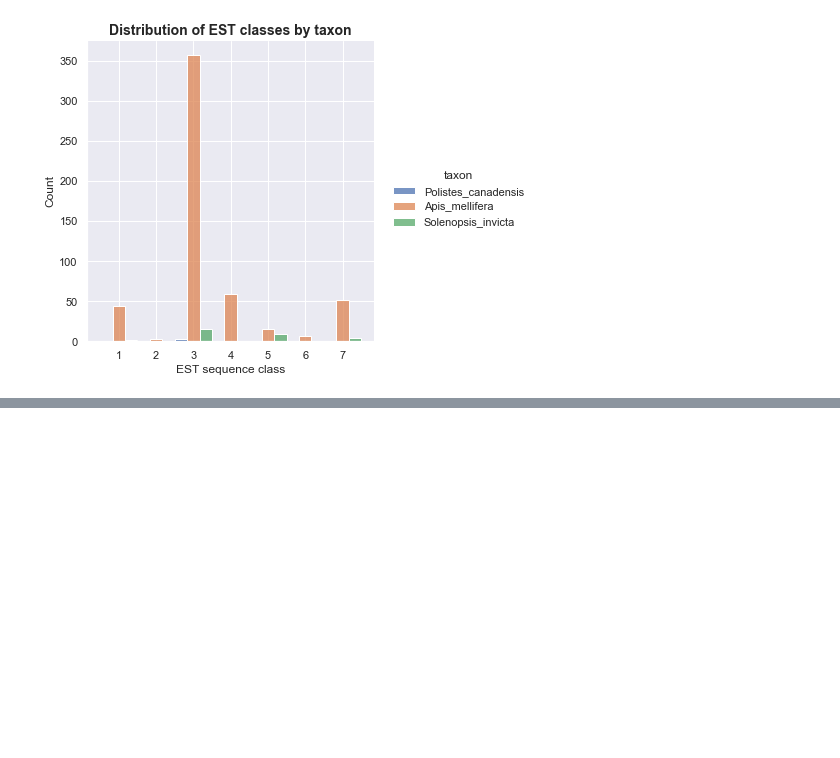
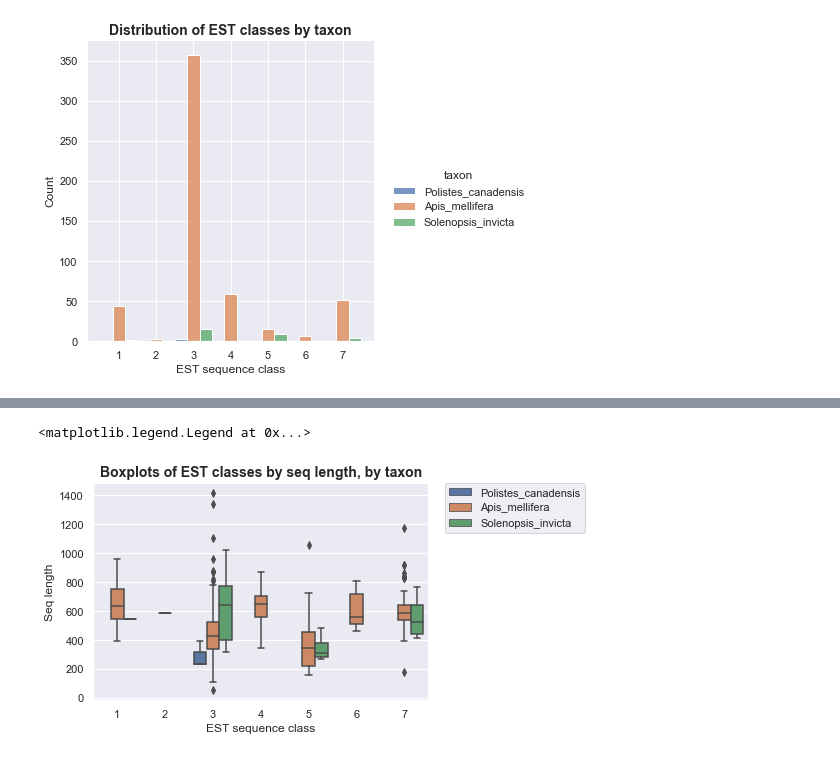
Before and after one commit to flayner2/lab_data_analysis, a Jupyter notebook: notebooks/analyze_vector_masking_data.ipynb, the cells around one changed output, grey strips where cells are left out. Saved outputs shown, nothing was run; the diff lists cells and outputs as text; code cells hidden in the pictures; blank space fills up the shorter version.

```diff
--- a/notebooks/analyze_vector_masking_data.ipynb
+++ b/notebooks/analyze_vector_masking_data.ipynb
@@ -220,0 +243,9 @@ Text(0, 0.5, 'Seq length')
+# %%
+sns.boxplot(data=xgroups_data, x='seq_class', y='seq_len', hue='taxon')
+plt.title('Boxplots of EST classes by seq length, by taxon', fontdict={'fontsize': 14, 'fontweight': 'bold'})
+plt.xlabel('EST sequence class')
+plt.ylabel('Seq length')
+plt.legend(bbox_to_anchor=(1.05, 1), loc=2, borderaxespad=0.)
+# %% [output]
+<matplotlib.legend.Legend at 0x...>
+[figure, added]
```
Also changed, not shown: parts of 11 cells of this notebook.
